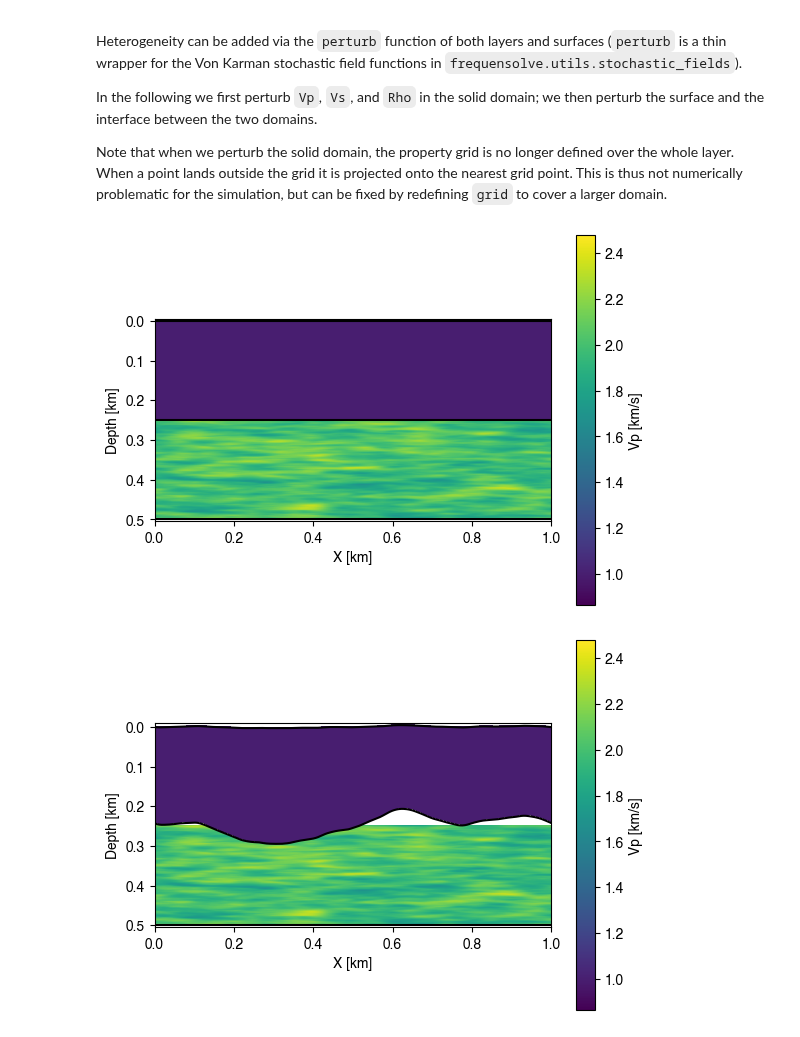
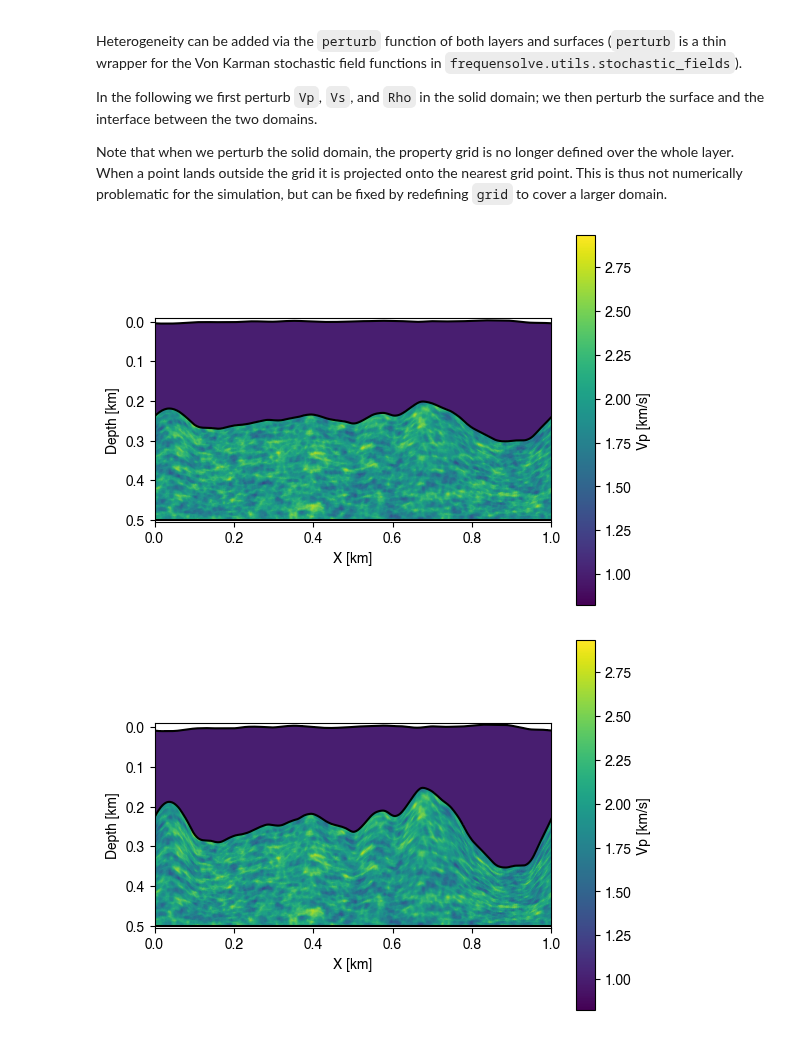
Before and after one commit to FrequenSol/FrequenSolve, a Jupyter notebook: examples/ex02_coupled.ipynb, the cells around one changed output. Saved outputs shown, nothing was run; the diff lists cells and outputs as text; code cells hidden in the pictures.

```diff
--- a/examples/ex02_coupled.ipynb
+++ b/examples/ex02_coupled.ipynb
@@ -85,43 +87,44 @@ grid = xr.DataArray(dims=["x", "z"],
                     coords={"x": np.linspace(0.0,  1.0, 501),
                             "z": np.linspace(0.25, 0.5, 501)})
 
+ # Seed is the random-number generator seed, its value doesn't
+ # particularly matter but is fixed here for reproducability
 layer2.perturb(property=["Vs", "Vp", "Rho"],
                std=0.1,
                L0=0.003,
                nu=0.5,
-               anisotropy=[10.0, 1.0],
+               anisotropy=[3.0, 1.0],
                xarr=grid,
                seed = 12)
 
 model.plot("Vp")
-
-
 surface = model.surfaces["top"]
 interface = model.surfaces["interface"]
 
 
 grid = xr.DataArray(dims=["x"],
-                    coords={"x": np.linspace(0.0,  1.0, 501)})
+                    coords={"x": np.linspace(0.0, 1.0, 501)})
+
 
 surface.perturb(std=0.002,
                   L0=0.025,
                   nu=0.5,
                   xarr=grid,
-                  seed = 12)
+                  seed = 20)
 
 interface.perturb(std=0.025,
                   L0=0.05,
                   nu=0.5,
                   xarr=grid,
-                  seed = 12)
+                  seed = 15)
 
 model.plot("Vp")
 
 # device.add_component("u_z","displacement",[0.0, 1.0])
 # device.add_component("u_x","displacement",[1.0, 0.0])
 # %% [output]
-[figure, old version]
+[figure, new version]
-[figure, old version]
+[figure, new version]
 # %% [markdown]
 ## Coordinate Frames
 
```
Also changed, not shown: parts of 3 cells of this notebook, 15 other files.
